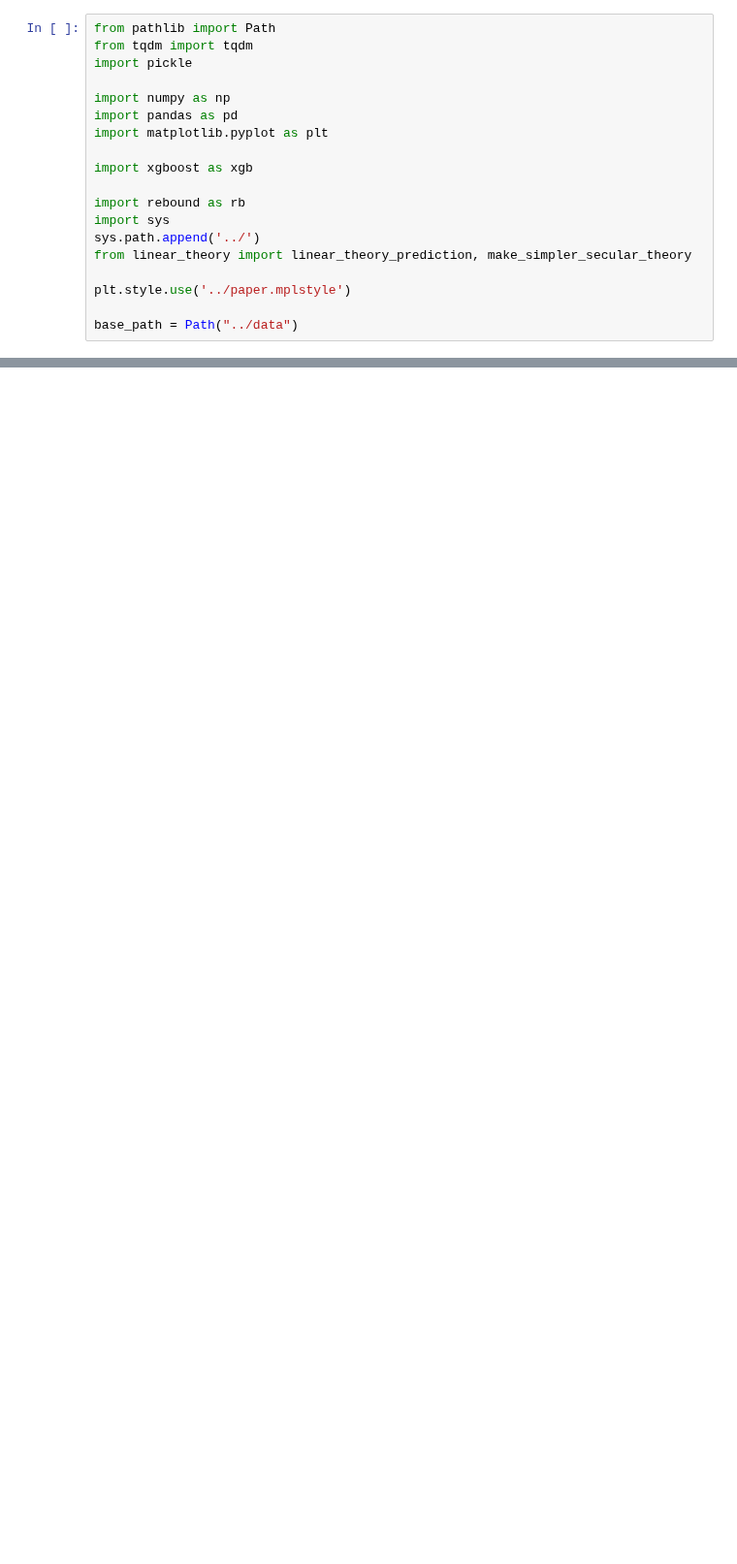
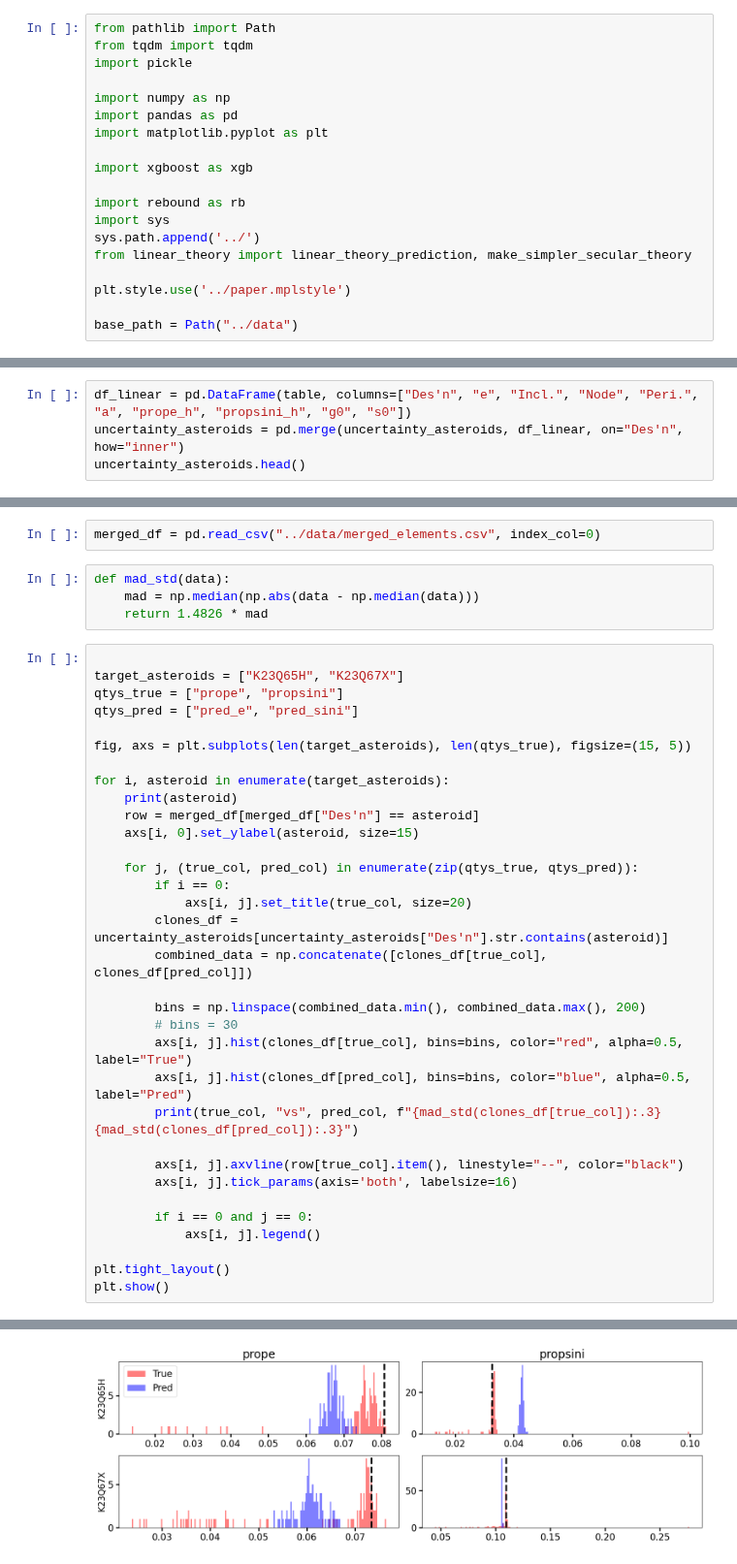
Before and after one commit to YangShen31/proper_elements_prediction, a Jupyter notebook: 5_uncertainty_testing/5.4_evaluate_uncertainty_estimates.ipynb, the cells around one changed output, grey strips where cells are left out. Shown at 97% size. Cells and saved outputs as stored; diff of their text form; blank space fills up the shorter version.

```diff
--- a/5_uncertainty_testing/5.4_evaluate_uncertainty_estimates.ipynb
+++ b/5_uncertainty_testing/5.4_evaluate_uncertainty_estimates.ipynb
@@ -61,0 +56,4 @@ KeyboardInterrupt:
+# %%
+df_linear = pd.DataFrame(table, columns=["Des'n", "e", "Incl.", "Node", "Peri.", "a", "prope_h", "propsini_h", "g0", "s0"])
+uncertainty_asteroids = pd.merge(uncertainty_asteroids, df_linear, on="Des'n", how="inner")
+uncertainty_asteroids.head()
@@ -61,0 +95,40 @@ KeyboardInterrupt:
+# %%
+merged_df = pd.read_csv("../data/merged_elements.csv", index_col=0)
+# %%
+def mad_std(data):
+    mad = np.median(np.abs(data - np.median(data)))
+    return 1.4826 * mad
+# %%
+
+target_asteroids = ["K23Q65H", "K23Q67X"]
+qtys_true = ["prope", "propsini"]
+qtys_pred = ["pred_e", "pred_sini"]
+
+fig, axs = plt.subplots(len(target_asteroids), len(qtys_true), figsize=(15, 5))
+
+for i, asteroid in enumerate(target_asteroids):
+    print(asteroid)
+    row = merged_df[merged_df["Des'n"] == asteroid]
+    axs[i, 0].set_ylabel(asteroid, size=15)
+
+    for j, (true_col, pred_col) in enumerate(zip(qtys_true, qtys_pred)):
+        if i == 0:
+            axs[i, j].set_title(true_col, size=20)
+        clones_df = uncertainty_asteroids[uncertainty_asteroids["Des'n"].str.contains(asteroid)]
+        combined_data = np.concatenate([clones_df[true_col], clones_df[pred_col]])
+
+        bins = np.linspace(combined_data.min(), combined_data.max(), 200)
+        # bins = 30
+        axs[i, j].hist(clones_df[true_col], bins=bins, color="red", alpha=0.5, label="True")
+        axs[i, j].hist(clones_df[pred_col], bins=bins, color="blue", alpha=0.5, label="Pred")
+        print(true_col, "vs", pred_col, f"{mad_std(clones_df[true_col]):.3} {mad_std(clones_df[pred_col]):.3}")
+
+        axs[i, j].axvline(row[true_col].item(), linestyle="--", color="black")
+        axs[i, j].tick_params(axis='both', labelsize=16)
+
+        if i == 0 and j == 0:
+            axs[i, j].legend()
+
+plt.tight_layout()
+plt.show()
+# %% [output]
@@ -61,0 +141 @@ KeyboardInterrupt:
+[figure, added]
```
Also changed, not shown: parts of 9 cells of this notebook, 2 other files.
